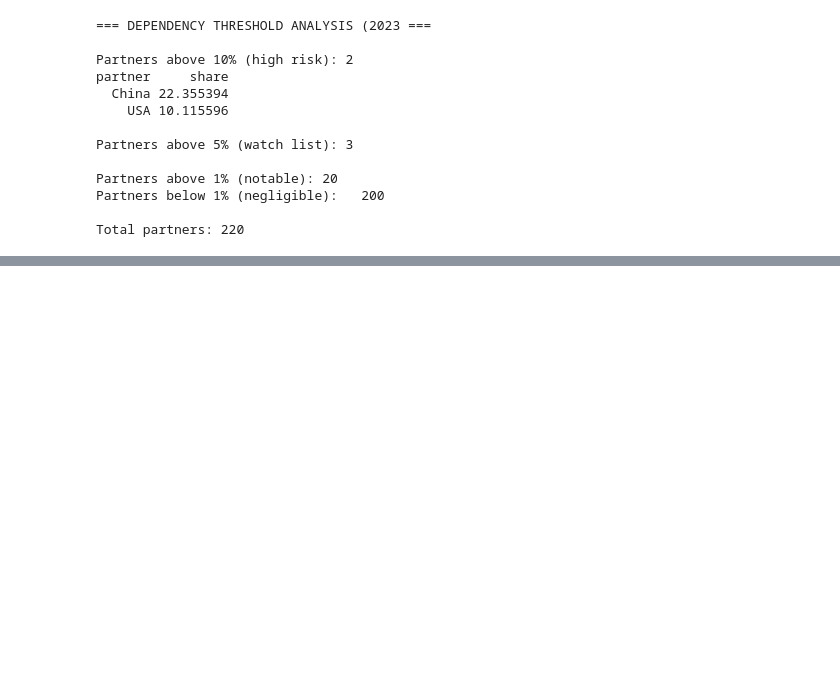
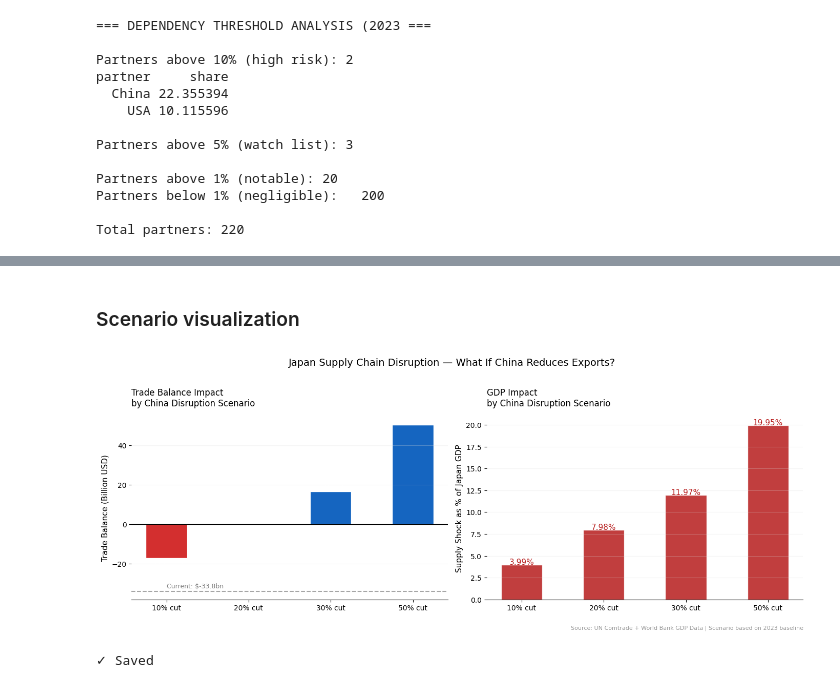
Before and after one commit to Prashant-4527/japan-trade-intelligence, a Jupyter notebook: notebooks/04_risk.ipynb, the cells around one changed output, grey strips where cells are left out. Drawn from its saved outputs; the diff is of its cells as text; code cells hidden in the pictures; blank space fills up the shorter version.

Commit message:
WHAT IF Scenario

```diff
--- a/notebooks/04_risk.ipynb
+++ b/notebooks/04_risk.ipynb
@@ -472,0 +563,79 @@ Total partners: 220
+# %% [markdown]
+### Scenario visualization
+# %%
+scenarios = [10, 20, 30, 50]
+new_balances = []
+gdp_impacts = []
+
+for pct in scenarios:
+    reduction = china_imports_2023 * (pct/100)
+    new_total = total_imports_2023 - reduction
+    new_balance = (exports_2023 - new_total) / 1e9
+    gdp_impact = reduction / japan_gdp_2023 * 100
+    new_balances.append(new_balance)
+    gdp_impacts.append(gdp_impact)
+
+fig, (ax1, ax2) = plt.subplots(1, 2, figsize=(14, 5))
+fig.patch.set_facecolor('white')
+
+# WHY two panels:
+# Left: trade balance impact (dollars)
+# Right: GDP impact (percentage)
+# Both perspectives needed to understand full magnitude
+
+# Panel 1 — Trade balance
+colors = ['#1565C0' if v >= 0 else '#D32F2F' for v in new_balances]
+bars = ax1.bar([f'{p}% cut' for p in scenarios],
+               new_balances,
+               color=colors, edgecolor='white', width=0.5)
+
+for bar, val in zip(bars, new_balances):
+    ax1.text(bar.get_x() + bar.get_width()/2,
+             val + (2 if val >= 0 else -4),
+             f'${val:.1f}bn',
+             ha='center', fontsize=11, fontweight='500',
+             color='white')
+
+ax1.axhline(y=current_balance/1e9, color='gray',
+            linestyle='--', alpha=0.7, linewidth=1.5)
+ax1.text(0, current_balance/1e9 + 1.5,
+         f'Current: ${current_balance/1e9:.1f}bn',
+         fontsize=9, color='gray')
+ax1.axhline(y=0, color='black', linewidth=1)
+ax1.set_title("Trade Balance Impact\nby China Disruption Scenario",
+              fontsize=12, fontweight='500', pad=15, loc='left')
+ax1.set_ylabel("Trade Balance (Billion USD)", fontsize=11)
+ax1.grid(True, alpha=0.3, axis='y', color='#E0E0E0')
+ax1.spines[['top','right','left']].set_visible(False)
+
+# Panel 2 — GDP impact
+ax2.bar([f'{p}% cut' for p in scenarios],
+        gdp_impacts,
+        color='#B71C1C', edgecolor='white',
+        width=0.5, alpha=0.85)
+
+for i, val in enumerate(gdp_impacts):
+    ax2.text(i, val + 0.02, f'{val:.2f}%',
+             ha='center', fontsize=11,
+             fontweight='500', color='#B71C1C')
+
+ax2.set_title("GDP Impact\nby China Disruption Scenario",
+              fontsize=12, fontweight='500', pad=15, loc='left')
+ax2.set_ylabel("Supply Shock as % of Japan GDP", fontsize=11)
+ax2.grid(True, alpha=0.3, axis='y', color='#E0E0E0')
+ax2.spines[['top','right','left']].set_visible(False)
+
+fig.suptitle("Japan Supply Chain Disruption — What If China Reduces Exports?",
+             fontsize=14, fontweight='500', y=1.02)
+fig.text(0.99, -0.04,
+         'Source: UN Comtrade + World Bank GDP Data | Scenario based on 2023 baseline',
+         fontsize=8, color='#999', ha='right')
+
+plt.tight_layout()
+plt.savefig("../reports/china_disruption_scenario.png",
+            dpi=150, bbox_inches='tight', facecolor='white')
+plt.show()
+print("✓ Saved")
+# %% [output]
+[figure, added]
+✓ Saved
```
Also changed, not shown: parts of 3 cells of this notebook, 1 other file.
